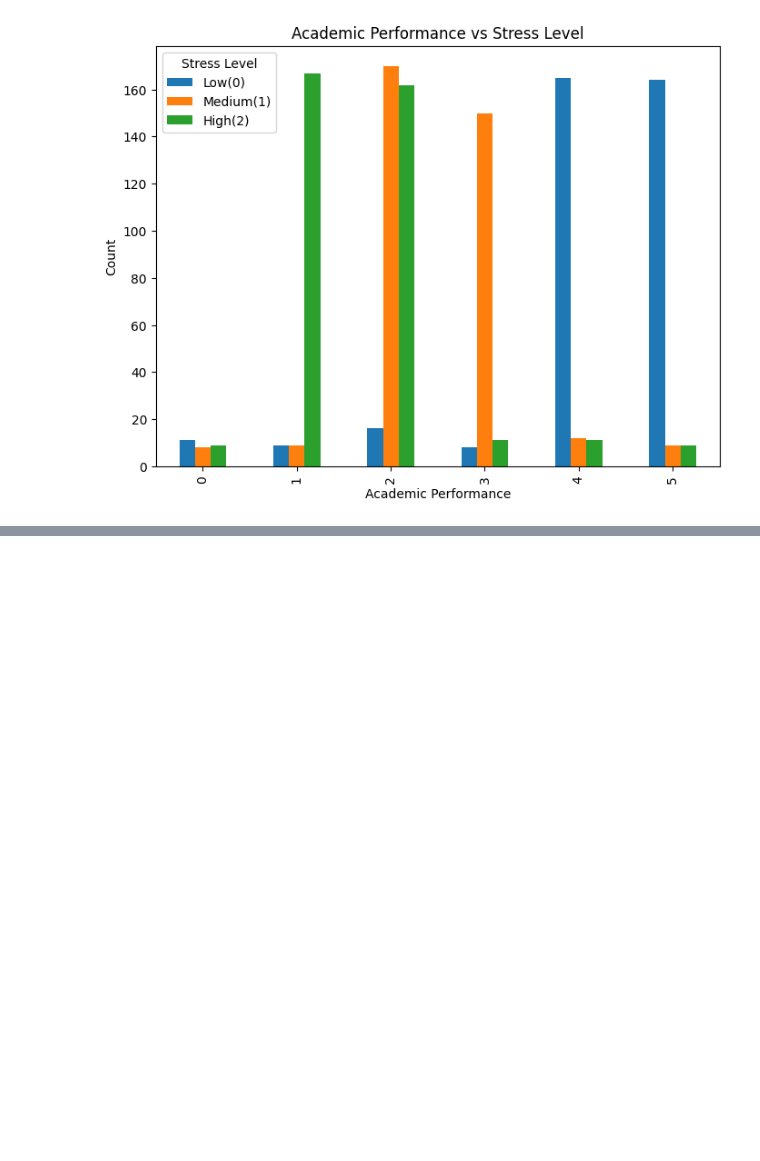
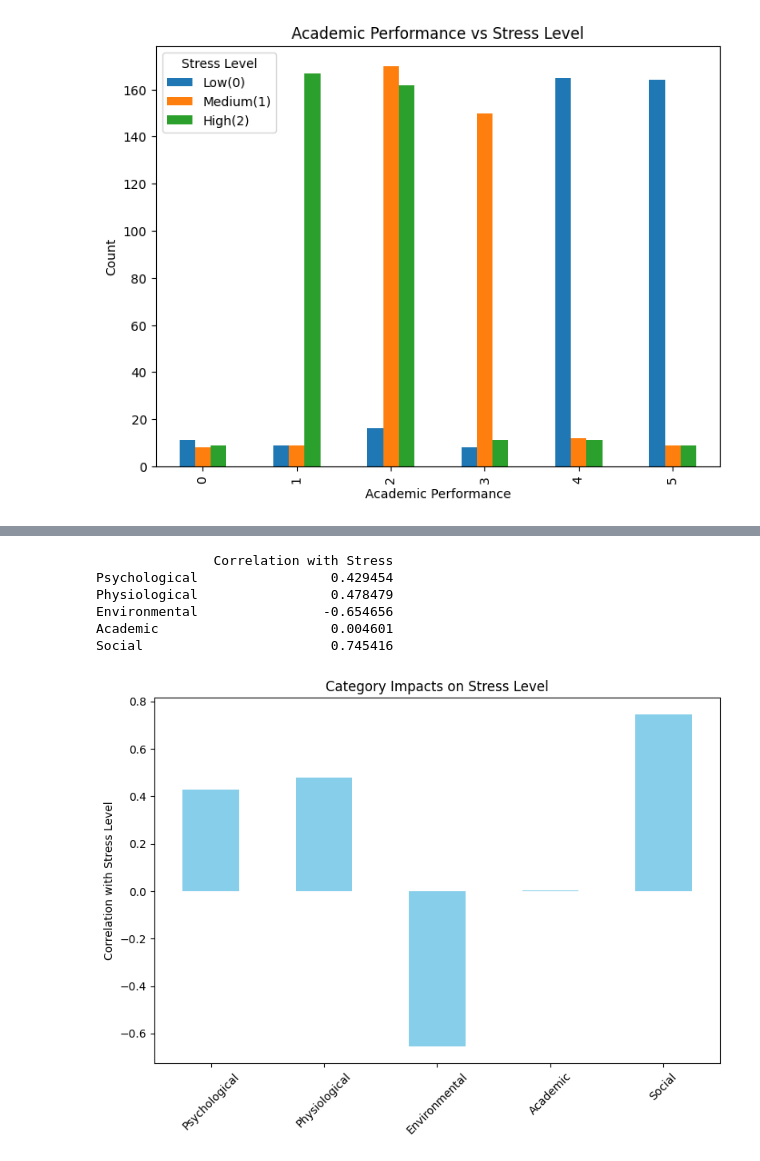
Before and after one commit to ryakkalauncc/3162project1, a Jupyter notebook: ITCS3162Project1.ipynb, the cells around one changed output, grey strips where cells are left out. Saved outputs shown, nothing was run; the diff lists cells and outputs as text; code cells hidden in the pictures; blank space fills up the shorter version.

```diff
--- a/ITCS3162Project1.ipynb
+++ b/ITCS3162Project1.ipynb
@@ -128,0 +137,31 @@ plt.show()
+# %%
+categories = {
+    "Psychological":["anxiety_level", "depression","self_esteem","mental_health_history"],
+    "Physiological":["sleep_quality","breathing_problem","blood_pressure","headache"],
+    "Environmental":["noise_level","living_conditions","safety","basic_needs"],
+    "Academic":["academic_performance","study_load","teacher_student_relationship","future_career_concerns"],
+    "Social":["social_support","peer_pressure","extracurricular_activities","bullying"]
+
+}
+# %%
+category_means={}
+for cat, features in categories.items():
+  category_means[cat] = stress_df[features].mean(axis=1).corr(stress_df["stress_level"])
+category_corr = pd.DataFrame.from_dict(category_means, orient="index",columns=["Correlation with Stress"])
+print(category_corr)
+# %% [output]
+               Correlation with Stress
+Psychological                 0.429454
+Physiological                 0.478479
+Environmental                -0.654656
+Academic                      0.004601
+Social                        0.745416
+# %%
+category_corr.plot(kind="bar",color="skyblue",legend=False,figsize=(8,6))
+plt.title("Category Impacts on Stress Level")
+plt.ylabel("Correlation with Stress Level")
+plt.xticks(rotation=45)
+plt.tight_layout()
+plt.show()
+# %% [output]
+[figure, added]
```
Also changed, not shown: parts of 5 cells of this notebook.
